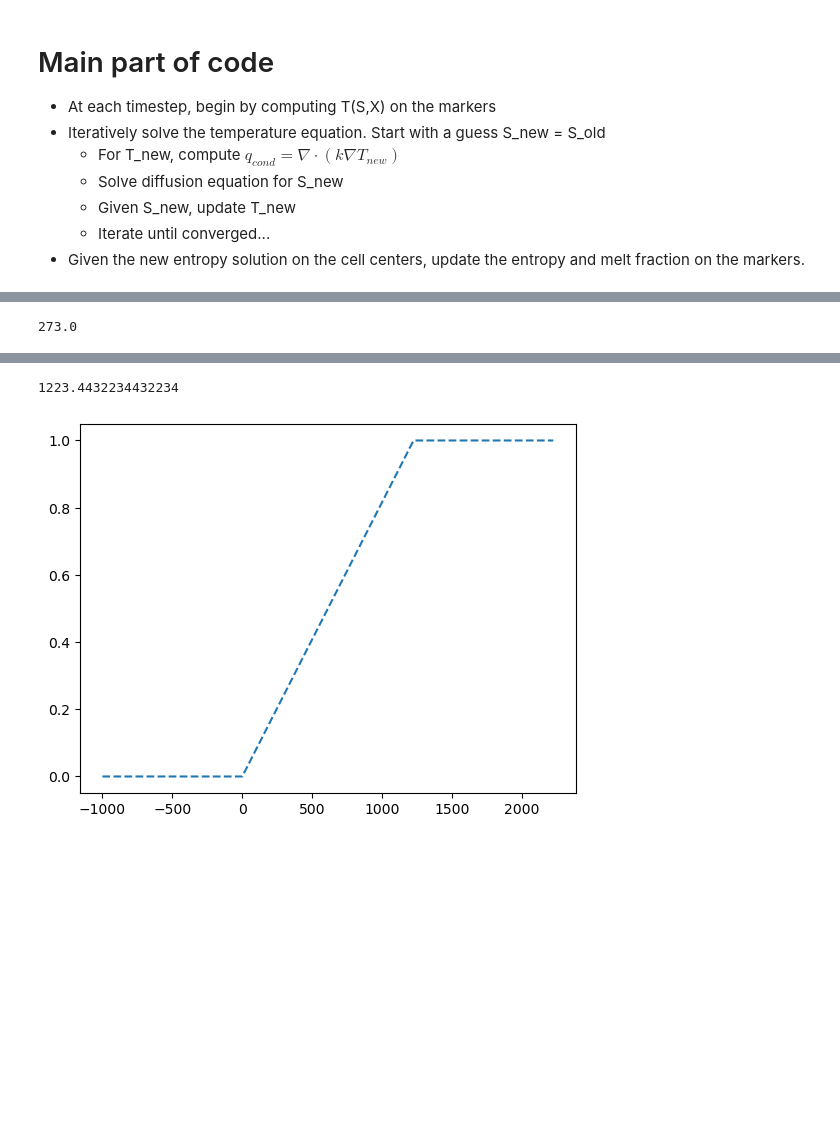
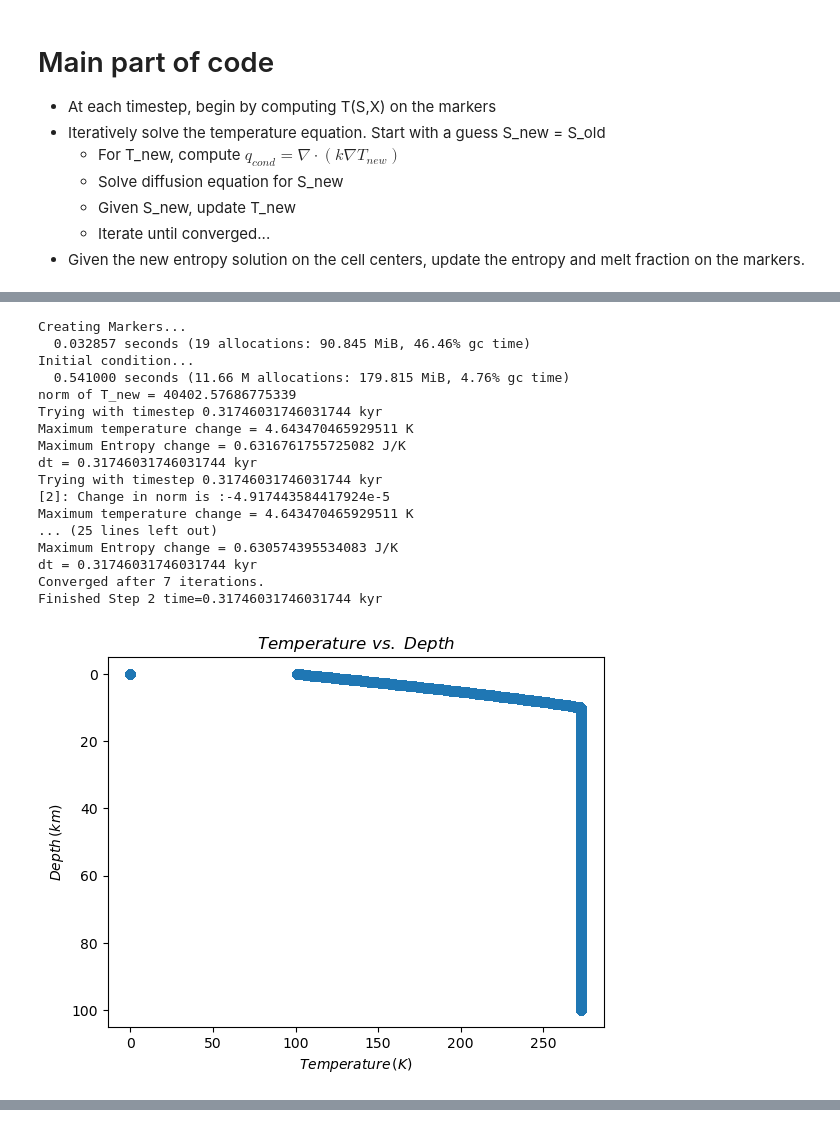
Before and after one commit to maxrudolph/gerya-julia, a Jupyter notebook: StefanProblem.ipynb, the cells around one changed output, grey strips where cells are left out. Drawn from its saved outputs; the diff is of its cells as text; code cells hidden in the pictures; blank space fills up the shorter version.

Commit message:
Testing Stefan Initial Conditions

```diff
--- a/StefanProblem.ipynb
+++ b/StefanProblem.ipynb
@@ -70,7 +70,6 @@ $$
 function initial_ice_depth(x::Float64)
     return 1e4
 end
-
 
 struct Materials
     # 1 - subsurface global ocean
@@ -81,8 +80,8 @@ struct Materials
     Cp::Vector{Float64} # Heat capacity (J/kg*K)
     kThermal::Vector{Float64} # Thermal conductivity (W/m*K)
     function Materials()
-        new([0.0,0.0,0.0],[1000.0,1000.0],[0.0,0.0,0.0],[4180.0,2100.0],[0.5610,2.2])
-        # new([0.0],[1000.0],[0.0],[4180.0],[0.5610])
+        # new([0.0,0.0,0.0],[1000.0,1000.0],[0.0,0.0,0.0],[4180.0,2100.0],[0.5610,2.2])
+        new([0.0],[1000.0],[0.0],[4180.0],[0.5610])
     end
 end
 
@@ -117,32 +116,35 @@ function initial_conditions!(markers::Markers,materials::Materials,options::Dict
     # Setting up Stefan conidtion
     lambda1 = get_lambda1(options)
     t = get_t(lambda1,options)
+    # y = get_y(lambda1,t,options)
 
+    # Note: the melt fraction is defining our layers or ice and water.
+    # water - X = 1.0
+    # ice - X = 0.0
     for i in 1:markers.nmark
         mx = markers.x[1,i]
         my = markers.x[2,i]
         hice = initial_ice_depth(mx)
-        # if my > hice
-            # subsurface global ocean
+        if my >= hice # subsurface global ocean
             markers.integers[material,i] = 1
-            markers.scalars[T,i] = 273.0
             markers.scalars[alpha,i] = materials.alpha[1]
             markers.scalars[Cp,i] = materials.Cp[1]
             markers.scalars[Hr,i] = materials.Hr[1]
             markers.scalars[kThermal,i] = materials.kThermal[1]
+            markers.scalars[T,i] = 273.0
             markers.scalars[X,i] = 1.0
-            markers.scalars[S,i] = entropy_of_P_T(markers.scalars[X,i],markers.scalars[T,i],options)
-        # elseif my < hice
-        #     # icy shell
-        #     markers.integers[material,i] = 2
-        #     markers.scalars[T,i] = stefan_initial_condition(get_theta(my,t,lambda1),options)
-        #     markers.scalars[alpha,i] = materials.alpha[2]
-        #     markers.scalars[Cp,i] = materials.Cp[2]
-        #     markers.scalars[Hr,i] = materials.Hr[2]
-        #     markers.scalars[kThermal,i] = materials.kThermal[2]
-        #     markers.scalars[X,i] = 0.0
-        #     markers.scalars[S,i] = entropy_of_P_T(markers.scalars[X,i],markers.scalars[T,i],options)
-        # end
+            markers.scalars[S,i] = compute_S_from_T_X(markers.scalars[X,i],markers.scalars[T,i],options)
+        else
+            # icy shell
+            markers.integers[material,i] = 1
+            markers.scalars[alpha,i] = materials.alpha[1]
+            markers.scalars[Cp,i] = materials.Cp[1]
+            markers.scalars[Hr,i] = materials.Hr[1]
+            markers.scalars[kThermal,i] = materials.kThermal[1]
+            markers.scalars[T,i] =stefan_initial_condition(get_theta(my,t,lambda1),options)
+            markers.scalars[X,i] = 0.0
+            markers.scalars[S,i] = compute_S_from_T_X(markers.scalars[X,i],markers.scalars[T,i],options)
+        end
     end
     # end loop over markers
     update_marker_prop!(markers,materials)
@@ -423,12 +492,29 @@ end
 # %%
 options = Dict()
 options["latent heat of fusion"] = 3.34e5 # J/kg
 options["specific heat"] = 2.1e3 # J/kg*K
 options["Tm"] = 273.0 # K
 options["To"] = 100.0 # K
 options["thermal diffusivity"] = 2.2/(1000.0*options["specific heat"]) # m^2/s
 options["ym"] = 1e4 # m
 options["Tref"] = 273.0 # K
-# grid,i_mat,mat,time_plot,topography,time,itime = run(options);
+grid,mat,time_plot,topography,time,itime = run(options);
 # %% [output]
-273.0
+Creating Markers...
+  0.032857 seconds (19 allocations: 90.845 MiB, 46.46% gc time)
+Initial condition...
+  0.541000 seconds (11.66 M allocations: 179.815 MiB, 4.76% gc time)
+norm of T_new = 40402.57686775339
+Trying with timestep 0.31746031746031744 kyr
+Maximum temperature change = 4.643470465929511 K
+Maximum Entropy change = 0.6316761755725082 J/K
+dt = 0.31746031746031744 kyr
+Trying with timestep 0.31746031746031744 kyr
+[2]: Change in norm is :-4.917443584417924e-5
+Maximum temperature change = 4.643470465929511 K
+... (25 lines left out)
+Maximum Entropy change = 0.630574395534083 J/K
+dt = 0.31746031746031744 kyr
+Converged after 7 iterations.
+Finished Step 2 time=0.31746031746031744 kyr
+[figure, added]
@@ -435,18 +521,0 @@ options["Tref"] = 273.0 # K
-# %%
-3.34e5/273.0
-# %% [output]
-1223.4432234432234
-# %%
-S = range(-1000.0,2223.0)
-T = zeros(size(S))
-X = zeros(size(S))
-i = 1
-for i in 1:length(S)
-    T[i],X[i] = update_TX_from_S(S[i],options)
-end
-figure()
-#plot(S,T,"-")
-plot(S,X,"--")
-show()
-# %% [output]
-[figure, removed]
```
Also changed, not shown: parts of 13 cells of this notebook, 1 other file.
